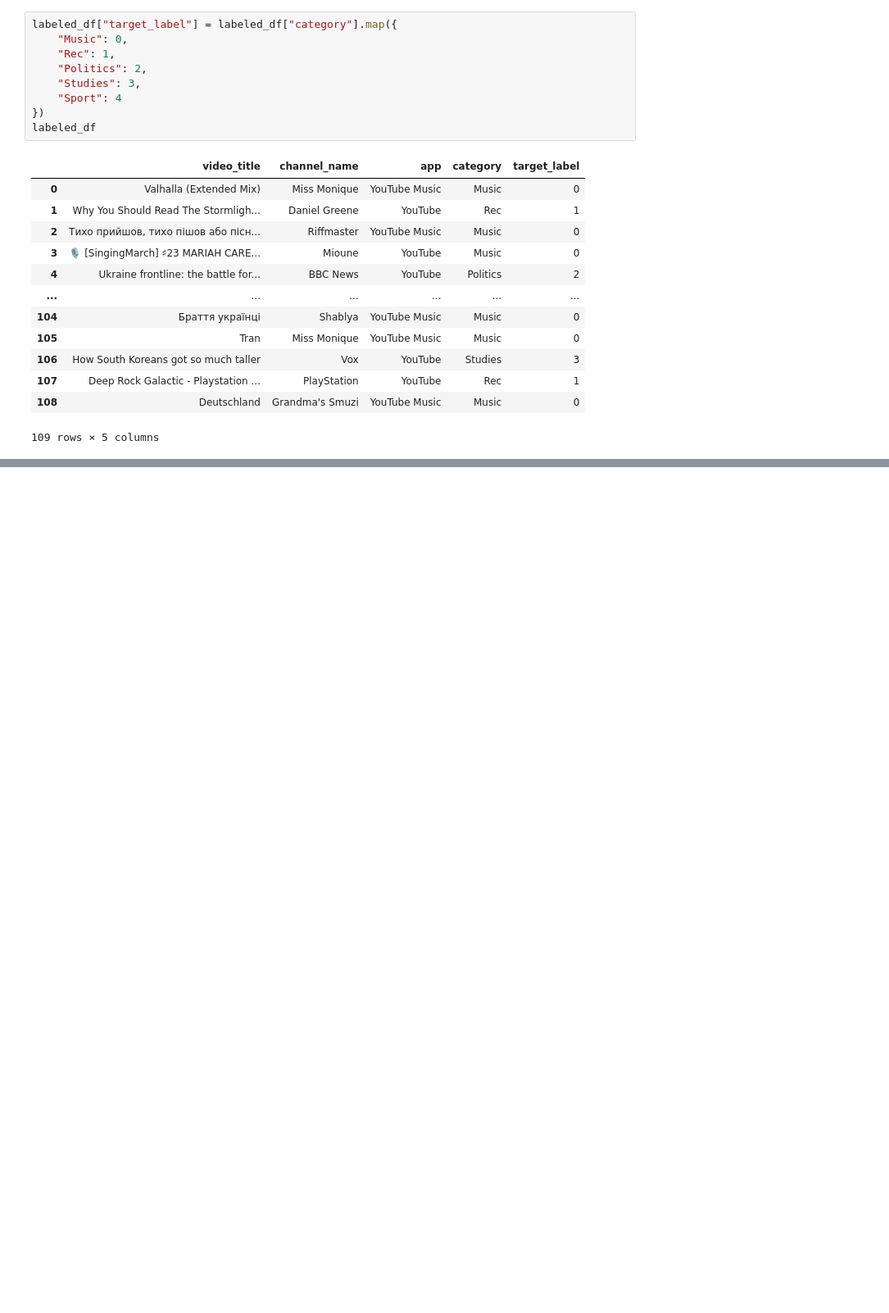
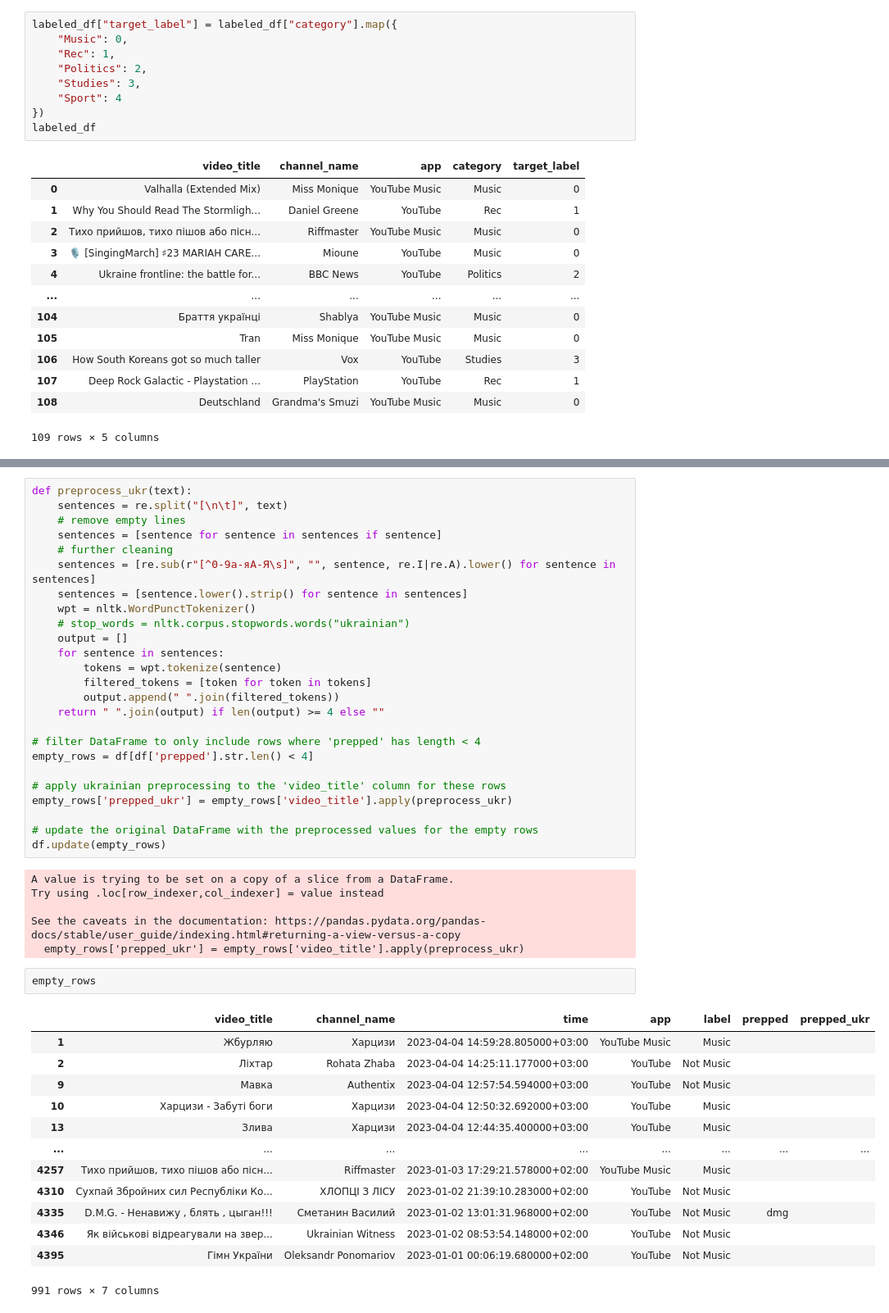
Before and after one commit to SanAntonik/yt_activity_analysis, a Jupyter notebook: classify.ipynb, the cells around one changed output, grey strips where cells are left out. Shown: that part at 82% size. Saved outputs shown, nothing was run; the diff lists cells and outputs as text; blank space fills up the shorter version.

```diff
--- a/classify.ipynb
+++ b/classify.ipynb
@@ -262,0 +283,47 @@ df.head(5)
+# %%
+def preprocess_ukr(text):
+    sentences = re.split("[\n\t]", text)
+    # remove empty lines
+    sentences = [sentence for sentence in sentences if sentence]
+    # further cleaning
+    sentences = [re.sub(r"[^0-9а-яА-Я\s]", "", sentence, re.I|re.A).lower() for sentence in sentences]
+    sentences = [sentence.lower().strip() for sentence in sentences]
+    wpt = nltk.WordPunctTokenizer()
+    # stop_words = nltk.corpus.stopwords.words("ukrainian")
+    output = []
+    for sentence in sentences:
+        tokens = wpt.tokenize(sentence)
+        filtered_tokens = [token for token in tokens]
+        output.append(" ".join(filtered_tokens))
+    return " ".join(output) if len(output) >= 4 else ""
+
+# filter DataFrame to only include rows where 'prepped' has length < 4
+empty_rows = df[df['prepped'].str.len() < 4]
+
+# apply ukrainian preprocessing to the 'video_title' column for these rows
+empty_rows['prepped_ukr'] = empty_rows['video_title'].apply(preprocess_ukr)
+
+# update the original DataFrame with the preprocessed values for the empty rows
+df.update(empty_rows)
+# %% [output]
+A value is trying to be set on a copy of a slice from a DataFrame.
+Try using .loc[row_indexer,col_indexer] = value instead
+
+See the caveats in the documentation: https://pandas.pydata.org/pandas-docs/stable/user_guide/indexing.html#returning-a-view-versus-a-copy
+  empty_rows['prepped_ukr'] = empty_rows['video_title'].apply(preprocess_ukr)
+# %%
+empty_rows
+# %% [output]
+|  | video_title | channel_name | time | app | label | prepped | prepped_ukr |
+| 1 | Жбурляю | Харцизи | 2023-04-04 14:59:28.805000+03:00 | YouTube Music | Music |  |  |
+| 2 | Ліхтар | Rohata Zhaba | 2023-04-04 14:25:11.177000+03:00 | YouTube | Not Music |  |  |
+| 9 | Мавка | Authentix | 2023-04-04 12:57:54.594000+03:00 | YouTube | Not Music |  |  |
+| 10 | Харцизи - Забуті боги | Харцизи | 2023-04-04 12:50:32.692000+03:00 | YouTube | Music |  |  |
+| 13 | Злива | Харцизи | 2023-04-04 12:44:35.400000+03:00 | YouTube | Music |  |  |
+| ... | ... | ... | ... | ... | ... | ... | ... |
+| 4257 | Тихо прийшов, тихо пішов або пісн... | Riffmaster | 2023-01-03 17:29:21.578000+02:00 | YouTube Music | Music |  |  |
+| 4310 | Сухпай Збройних сил Республіки Ко... | ХЛОПЦІ З ЛІСУ | 2023-01-02 21:39:10.283000+02:00 | YouTube | Not Music |  |  |
+| 4335 | D.M.G. - Ненавижу , блять , цыган!!! | Сметанин Василий | 2023-01-02 13:01:31.968000+02:00 | YouTube | Not Music | dmg |  |
+| 4346 | Як військові відреагували на звер... | Ukrainian Witness | 2023-01-02 08:53:54.148000+02:00 | YouTube | Not Music |  |  |
+| 4395 | Гімн України | Oleksandr Ponomariov | 2023-01-01 00:06:19.680000+02:00 | YouTube | Not Music |  |  |
+991 rows × 7 columns
```
Also changed, not shown: parts of 37 cells of this notebook, 1 other file.
